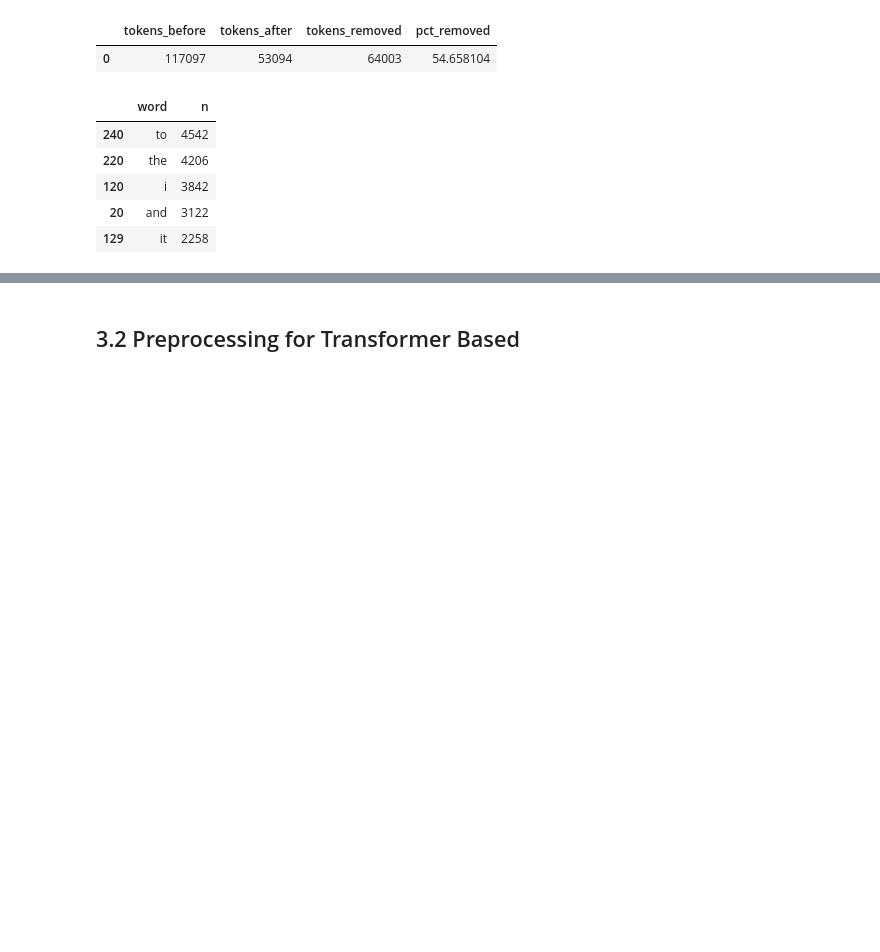
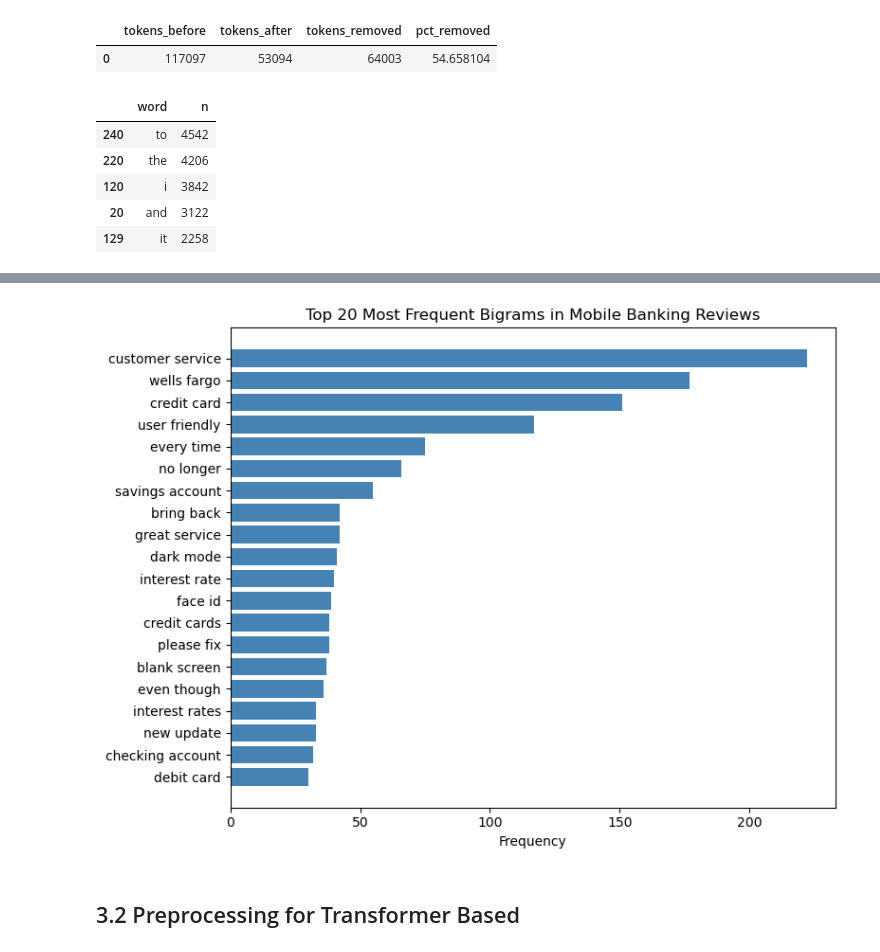
Before and after one commit to dpchi12/sentiment-analysis-for-banks-mobile-app-review, a Jupyter notebook: Model (new data)/new_preprocessing.ipynb, the cells around one changed output, grey strips where cells are left out. Cells and saved outputs as stored; diff of their text form; code cells hidden in the pictures; blank space fills up the shorter version.

Commit message:
feat: add bigrams with negators and save CSV outputs to dataset folder

```diff
--- a/Model (new data)/new_preprocessing.ipynb
+++ b/Model (new data)/new_preprocessing.ipynb
@@ -420,0 +477,31 @@ plt.show()
+# %%
+def make_bigrams(text):
+    text = text.lower()
+    text = re.sub(r"[^a-z\s']", " ", text)
+    text = re.sub(r"\s+", " ", text).strip()
+    tokens = text.split()
+    return list(ngrams(tokens, 2))
+# %%
+bigram_rows = []
+for _, row in df_english.iterrows():
+    for w1, w2 in make_bigrams(row["raw_text"]):
+        if w1 not in bigram_stop and w2 not in bigram_stop:
+            bigram_rows.append({
+                "review_id": row["review_id"],
+                "bank":      row["bank"],
+                "platform":  row["platform"],
+                "rating":    row["rating"],
+                "word1":     w1,
+                "word2":     w2
+            })
+# %%
+bigrams = pd.DataFrame(bigram_rows)
+bigram_counts = (
+    bigrams.groupby(["word1", "word2"])
+    .size()
+    .reset_index(name="n")
+    .sort_values("n", ascending=False)
+)
+
+print("--- Top 20 bigrams ---")
+print(bigram_counts.head(20).to_string(index=False))
@@ -420,0 +526,12 @@ plt.show()
+# %%
+top20_bigrams = bigram_counts.head(20).copy()
+top20_bigrams["bigram"] = top20_bigrams["word1"] + " " + top20_bigrams["word2"]
+
+fig, ax = plt.subplots(figsize=(8, 6))
+ax.barh(top20_bigrams["bigram"][::-1], top20_bigrams["n"][::-1], color="steelblue")
+ax.set_xlabel("Frequency")
+ax.set_title("Top 20 Most Frequent Bigrams in Mobile Banking Reviews")
+plt.tight_layout()
+plt.show()
+# %% [output]
+[figure, added]
```
Also changed, not shown: parts of 11 cells of this notebook.
